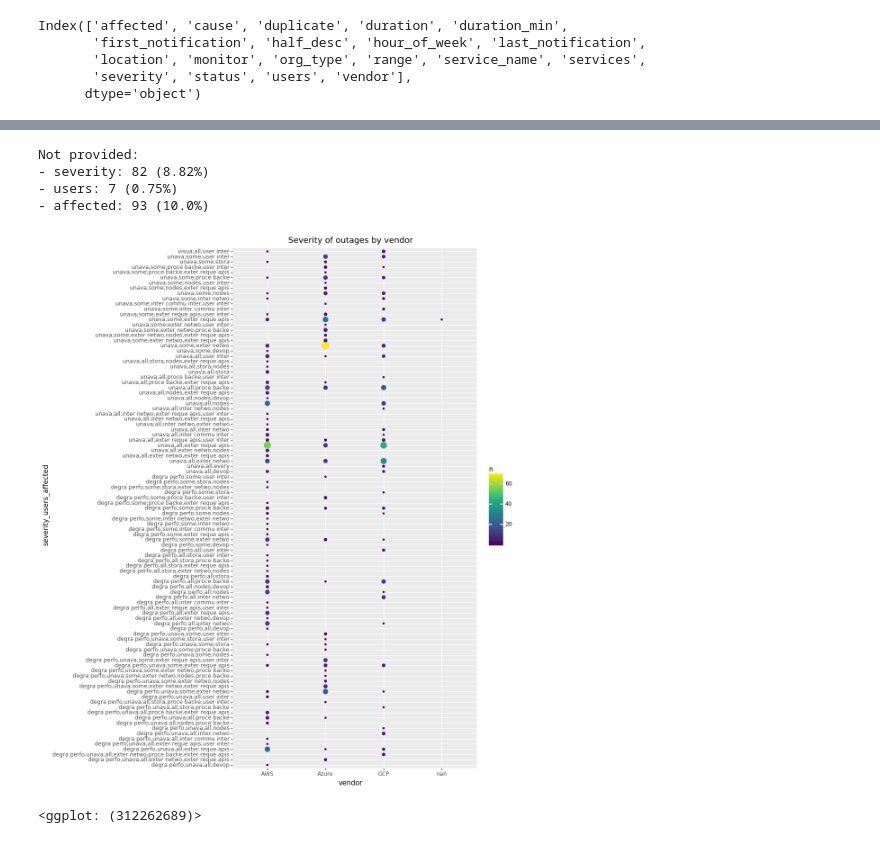
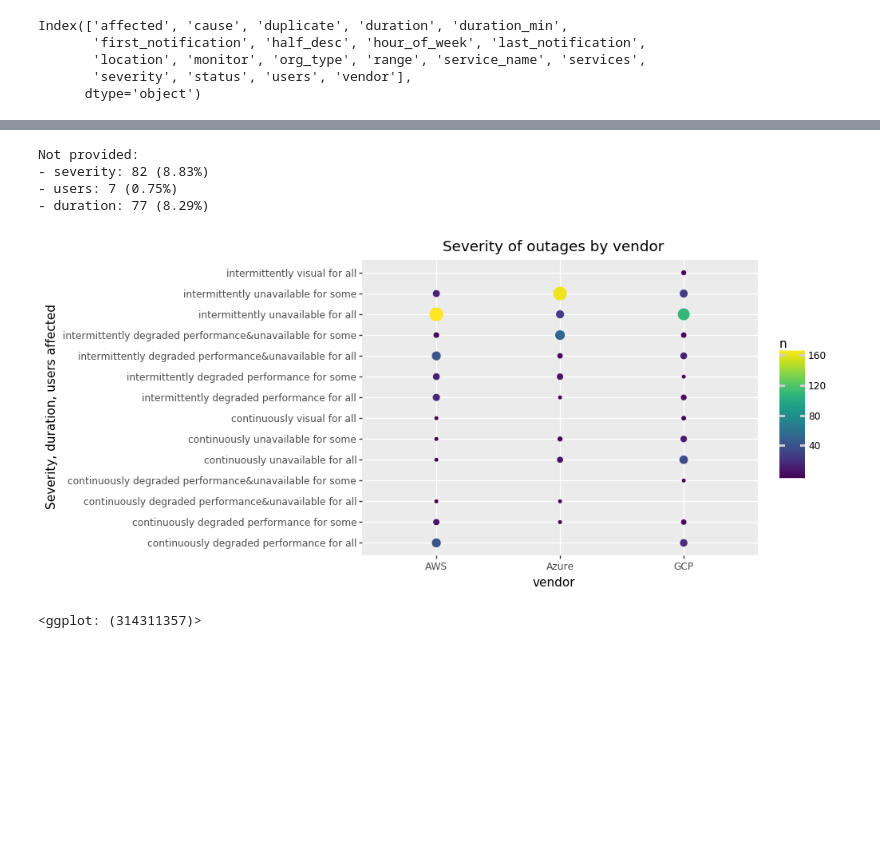
Before and after one commit to thezeroalpha/honours-project, a Jupyter notebook: notebooks/Plotting.ipynb, the cells around one changed output, grey strips where cells are left out. Cells and saved outputs as stored; diff of their text form; code cells hidden in the pictures; blank space fills up the shorter version.

Commit message:
Selected plots

```diff
--- a/notebooks/Plotting.ipynb
+++ b/notebooks/Plotting.ipynb
@@ -103,28 +105,27 @@ Not provided:
 # %%
-# severity+users+duration vs vendor
 print(f'''
 Not provided:
 - severity: {"%d (%s)" % len_and_pct(df[filter_notprovided(df.severity, keep=True)], df)}
 - users: {"%d (%s)" % len_and_pct(df[filter_notprovided(df.users, keep=True)], df)}
-- affected: {"%d (%s)" % len_and_pct(df[filter_notprovided(df.affected, keep=True)], df)}
+- duration: {"%d (%s)" % len_and_pct(df[filter_notprovided(df.duration, keep=True)], df)}
 ''')
 
-filtered = df[filter_notprovided(df.severity) & filter_notprovided(df.users) & filter_notprovided(df.affected)]
+filt = df[filter_notprovided(df.severity) & filter_notprovided(df.users) & filter_notprovided(df.duration)]
 
-(p9.ggplot(pd.DataFrame({'severity_users_affected': filtered.severity.map(lambda x: ','.join(map(abbrev, x)))+';'+filtered.users+';'+filtered.affected.map(lambda x: ','.join(map(abbrev, x))),
-                         'vendor': filtered.vendor}))
- + p9.aes(x='vendor', y='severity_users_affected', color='..n..')
+(p9.ggplot(pd.DataFrame({'severity_users_duration': filt.duration+"ly "+filt.severity.map(lambda x: '&'.join(x))+" for "+filt.users,
+                         'vendor': filt.vendor}))
+ + p9.aes(x='vendor', y='severity_users_duration', color='..n..')
  + p9.geom_count(show_legend={'size': False})
- + p9.theme(figure_size=(7, 15))
  + p9.ggtitle("Severity of outages by vendor")
+ + p9.ylab("Severity, duration, users affected")
 )
 # %% [output]
 Not provided:
-- severity: 82 (8.82%)
+- severity: 82 (8.83%)
 - users: 7 (0.75%)
-- affected: 93 (10.0%)
+- duration: 77 (8.29%)
-[figure, old version]
+[figure, new version]
-<ggplot: (312262689)>
+<ggplot: (314311357)>
 # %%
 print(f'''
 Not provided:
```
Also changed, not shown: parts of 10 cells of this notebook, 4 other files.
